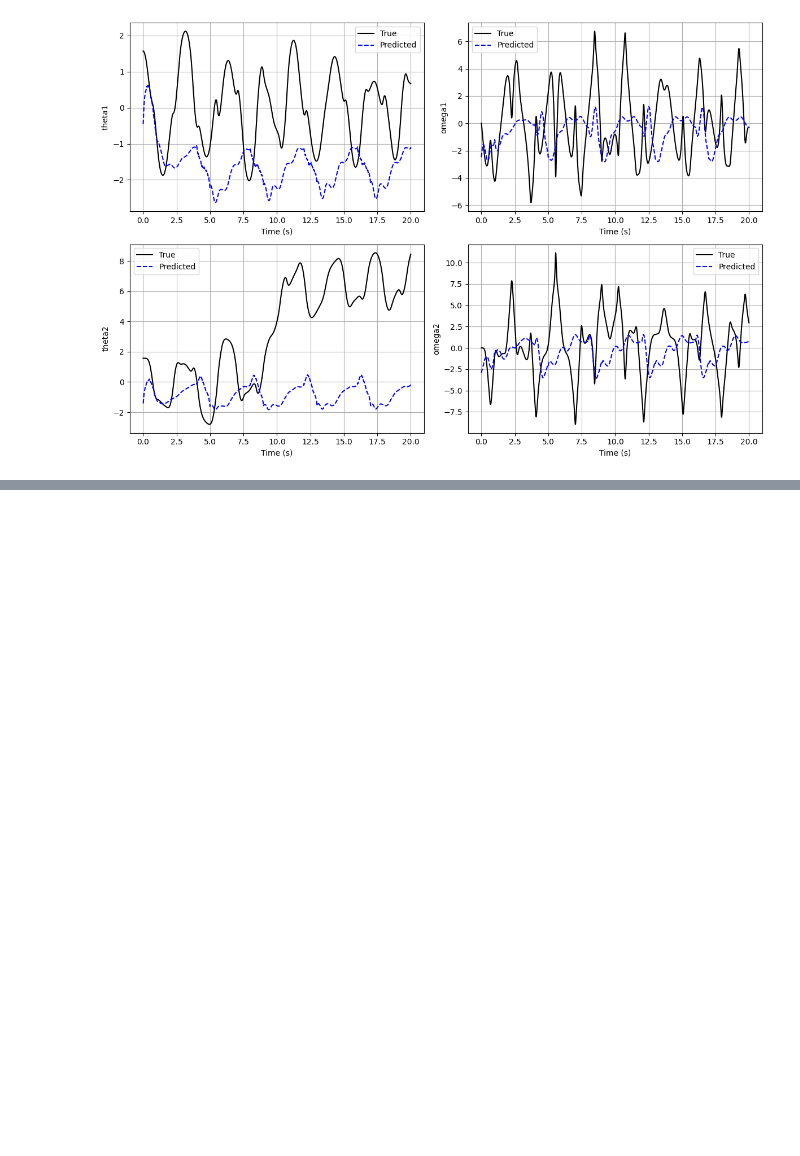
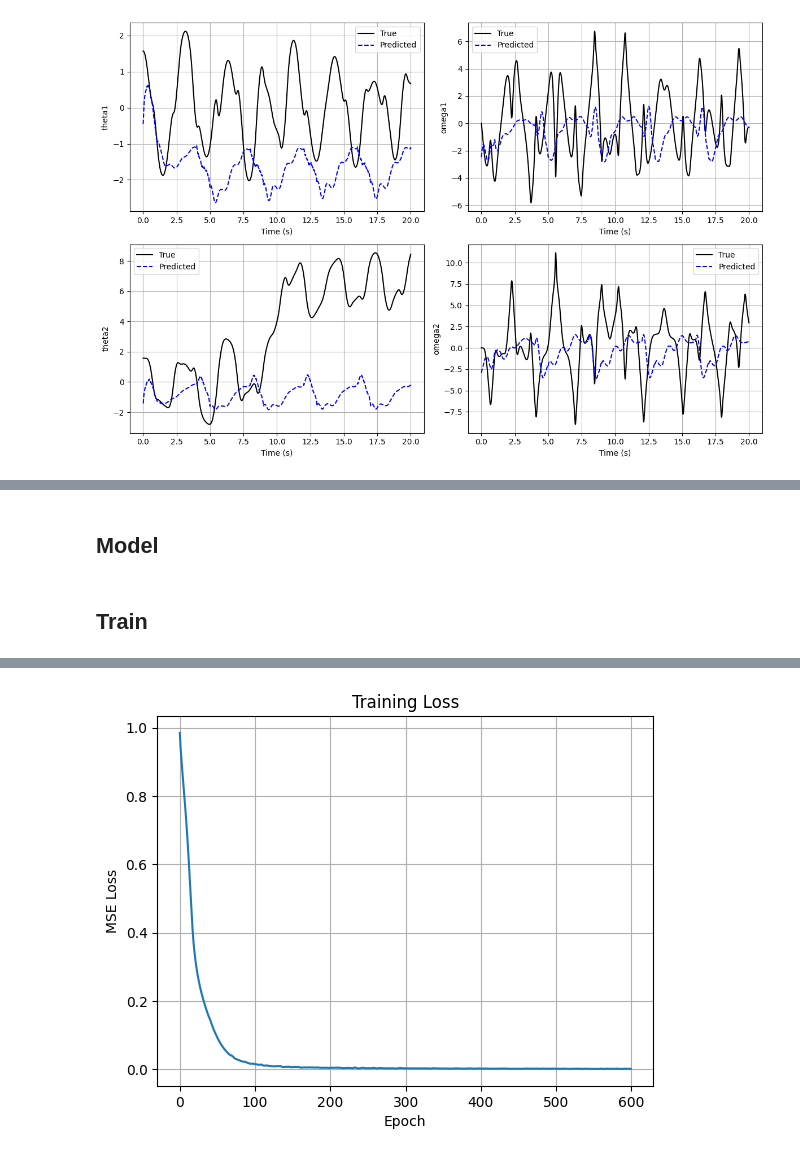
Before and after one commit to mmatinm/Deep-Learning-Projects, a Jupyter notebook: nonlinear-system-identification/identification.ipynb, the cells around one changed output, grey strips where cells are left out. Saved outputs shown, nothing was run; the diff lists cells and outputs as text; code cells hidden in the pictures; blank space fills up the shorter version.

```diff
--- a/nonlinear-system-identification/identification.ipynb
+++ b/nonlinear-system-identification/identification.ipynb
@@ -639,0 +685,47 @@ it should be noted that learning rate, model architeture and "history_len" is op
+# %% [markdown]
+## Model
+# %%
+class LSTMModel(nn.Module):
+    def __init__(self, input_size=5, hidden_size=64, output_size=4, num_layers=2):
+        super(LSTMModel, self).__init__()
+        self.lstm = nn.LSTM(input_size=input_size,
+                            hidden_size=hidden_size,
+                            num_layers=num_layers,
+                            batch_first=True)
+        self.fc = nn.Linear(hidden_size, output_size)
+
+    def forward(self, x):
+        lstm_out, _ = self.lstm(x)  # lstm_out: (batch, seq_len, hidden_size)
+        output = self.fc(lstm_out)  # apply FC at each time step
+        return output               # output: (batch, seq_len, output_size)
+
+model = LSTMModel(input_size=5, hidden_size=64, output_size=4, num_layers=1)
+criterion = nn.MSELoss()
+optimizer = optim.RMSprop(model.parameters(), lr=0.0008, alpha=0.9)
+# %% [markdown]
+## Train
+# %%
+train_losses = []
+epochs = 600
+
+for epoch in range(epochs):
+    model.train()
+    optimizer.zero_grad()
+
+    output = model(X_train_t)
+    loss = criterion(output, Y_train_t)
+    loss.backward()
+    optimizer.step()
+
+    train_losses.append(loss.item())
+
+    if epoch % 10 == 0:
+        print(f"Epoch {epoch}: Loss = {loss.item():.6f}")
+
+plt.plot(train_losses)
+plt.xlabel("Epoch")
+plt.ylabel("MSE Loss")
+plt.title("Training Loss")
+plt.grid(True)
+plt.show()
+# %% [output]
@@ -639,0 +749 @@ it should be noted that learning rate, model architeture and "history_len" is op
+[figure, added]
```
Also changed, not shown: parts of 34 cells of this notebook.
